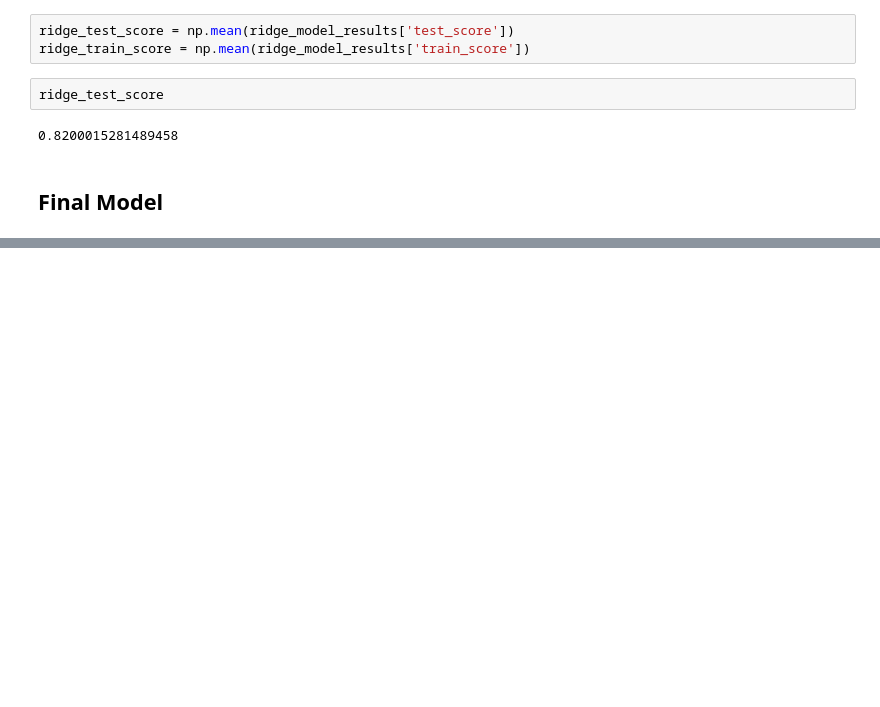
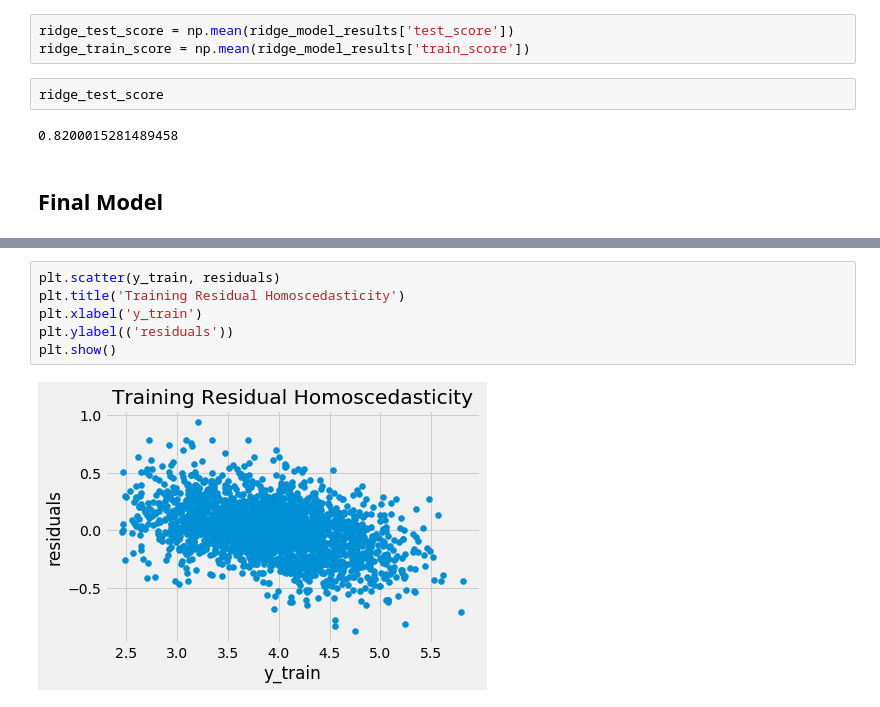
Before and after one commit to MatePocs/US_County_Health, a Jupyter notebook: index.ipynb, the cells around one changed output, grey strips where cells are left out. Saved outputs shown, nothing was run; the diff lists cells and outputs as text; blank space fills up the shorter version.

```diff
--- a/index.ipynb
+++ b/index.ipynb
@@ -1069,0 +1069,8 @@ polynomial_test_score - baseline_test_score
+# %%
+plt.scatter(y_train, residuals)
+plt.title('Training Residual Homoscedasticity')
+plt.xlabel('y_train')
+plt.ylabel(('residuals'))
+plt.show()
+# %% [output]
+[figure, added]
```
Also changed, not shown: parts of 52 cells of this notebook, 1 other file.
